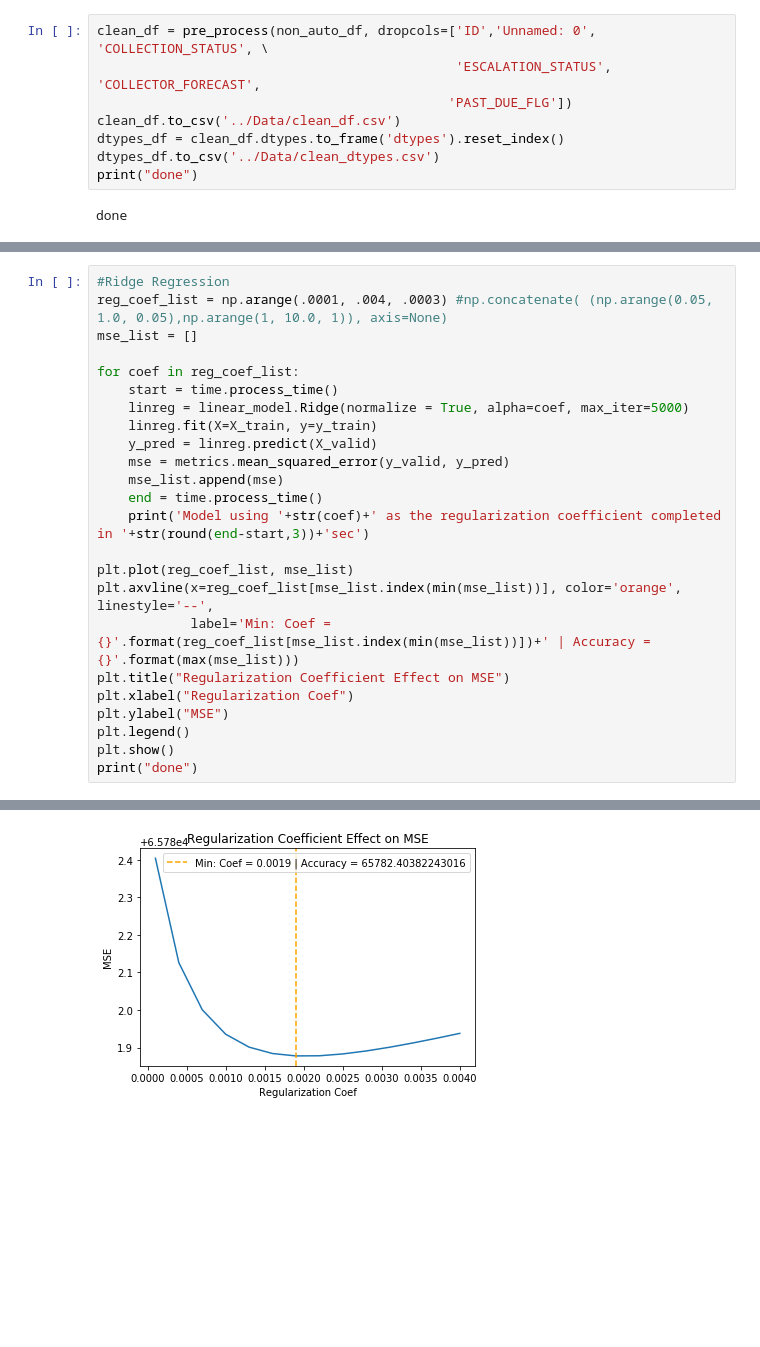
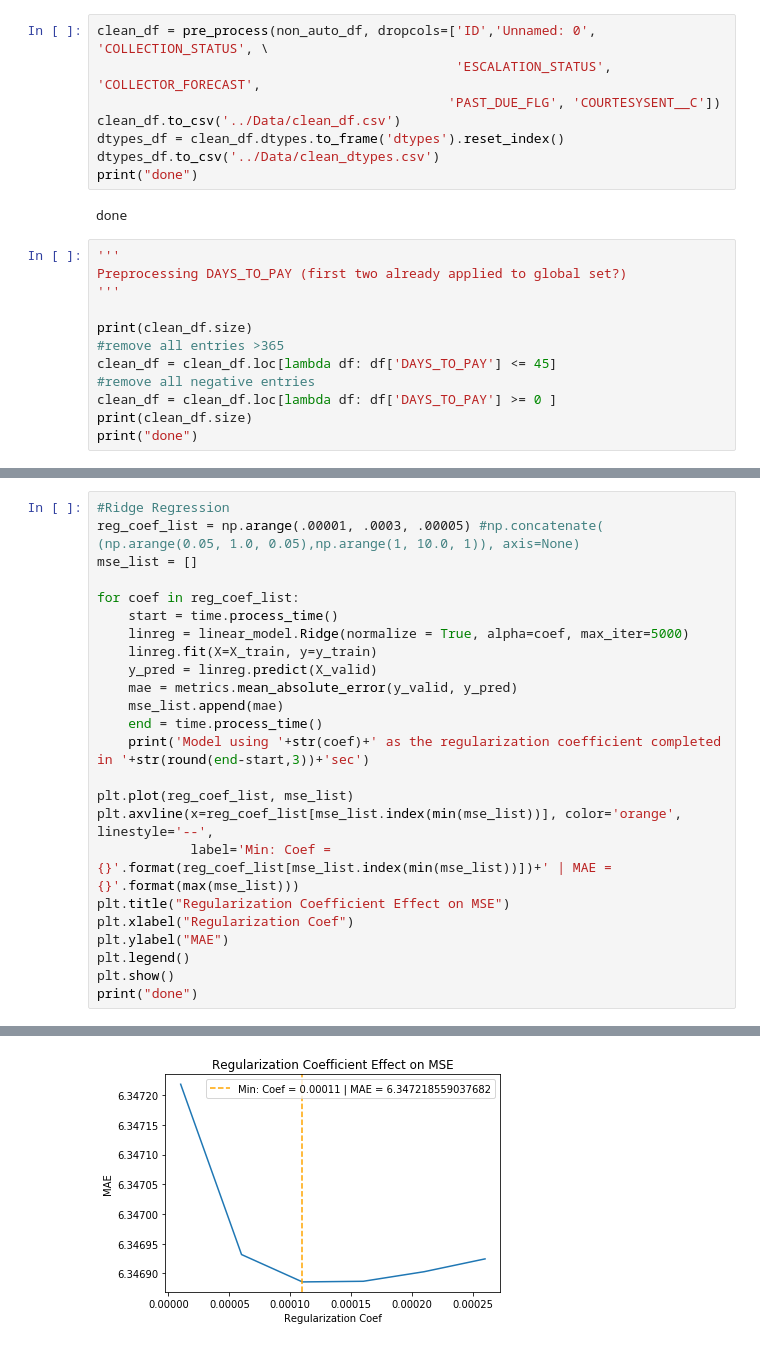
Before and after one commit to ahilgenkamp/applied-machine-learning, a Jupyter notebook: LearningModels/Linear_Regression_KP.ipynb, the cells around one changed output, grey strips where cells are left out. Cells and saved outputs as stored; diff of their text form; blank space fills up the shorter version.

```diff
--- a/LearningModels/Linear_Regression_KP.ipynb
+++ b/LearningModels/Linear_Regression_KP.ipynb
@@ -126,10 +126,22 @@ def pre_process(df, dropcols=None):
 # %%
 clean_df = pre_process(non_auto_df, dropcols=['ID','Unnamed: 0', 'COLLECTION_STATUS', \
                                               'ESCALATION_STATUS', 'COLLECTOR_FORECAST',
-                                             'PAST_DUE_FLG'])
+                                             'PAST_DUE_FLG', 'COURTESYSENT__C'])
 clean_df.to_csv('../Data/clean_df.csv')
 dtypes_df = clean_df.dtypes.to_frame('dtypes').reset_index()
 dtypes_df.to_csv('../Data/clean_dtypes.csv')
 print("done")
 # %% [output]
 done
+# %%
+'''
+Preprocessing DAYS_TO_PAY (first two already applied to global set?)
+'''
+
+print(clean_df.size)
+#remove all entries >365
+clean_df = clean_df.loc[lambda df: df['DAYS_TO_PAY'] <= 45]
+#remove all negative entries
+clean_df = clean_df.loc[lambda df: df['DAYS_TO_PAY'] >= 0 ]
+print(clean_df.size)
+print("done")
@@ -144,7 +163,7 @@ print("done")
 done
 # %%
 #Ridge Regression
-reg_coef_list = np.arange(.0001, .004, .0003) #np.concatenate( (np.arange(0.05, 1.0, 0.05),np.arange(1, 10.0, 1)), axis=None)
+reg_coef_list = np.arange(.00001, .0003, .00005) #np.concatenate( (np.arange(0.05, 1.0, 0.05),np.arange(1, 10.0, 1)), axis=None)
 mse_list = []
 
 for coef in reg_coef_list:
@@ -152,17 +171,17 @@ for coef in reg_coef_list:
     linreg = linear_model.Ridge(normalize = True, alpha=coef, max_iter=5000)
     linreg.fit(X=X_train, y=y_train)
     y_pred = linreg.predict(X_valid)
-    mse = metrics.mean_squared_error(y_valid, y_pred)
-    mse_list.append(mse)
+    mae = metrics.mean_absolute_error(y_valid, y_pred)
+    mse_list.append(mae)
     end = time.process_time()
     print('Model using '+str(coef)+' as the regularization coefficient completed in '+str(round(end-start,3))+'sec')
 
 plt.plot(reg_coef_list, mse_list)
 plt.axvline(x=reg_coef_list[mse_list.index(min(mse_list))], color='orange', linestyle='--',
-            label='Min: Coef = {}'.format(reg_coef_list[mse_list.index(min(mse_list))])+' | Accuracy = {}'.format(max(mse_list)))
+            label='Min: Coef = {}'.format(reg_coef_list[mse_list.index(min(mse_list))])+' | MAE = {}'.format(max(mse_list)))
 plt.title("Regularization Coefficient Effect on MSE")
 plt.xlabel("Regularization Coef")
-plt.ylabel("MSE")
+plt.ylabel("MAE")
 plt.legend()
 plt.show()
 print("done")
@@ -184,4 +195,4 @@ Model using 0.004 as the regularization coefficient completed in 1.606sec
-[figure, old version]
+[figure, new version]
 done
 # %%
 #Lasso Regression
```
Also changed, not shown: parts of 7 cells of this notebook.
